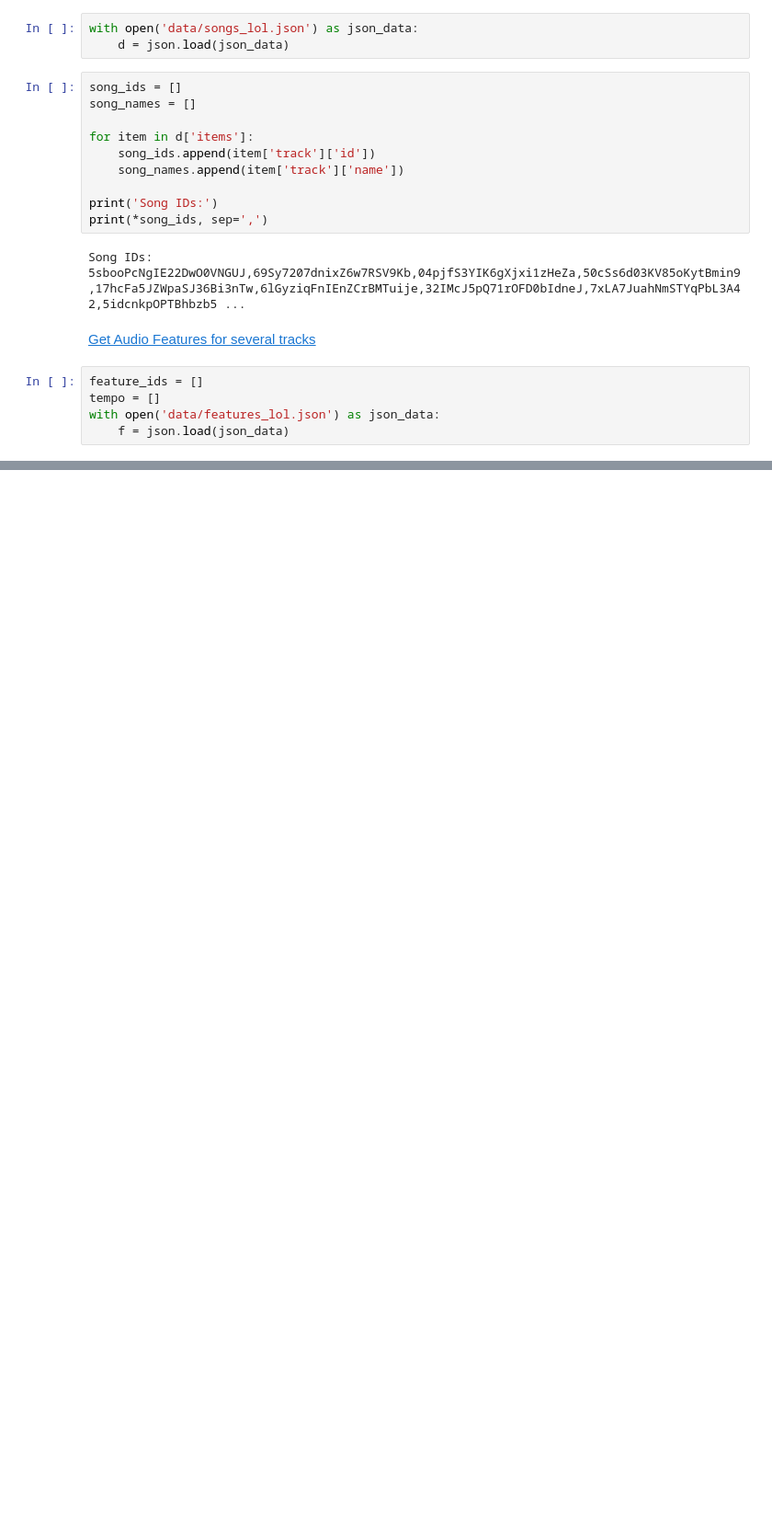
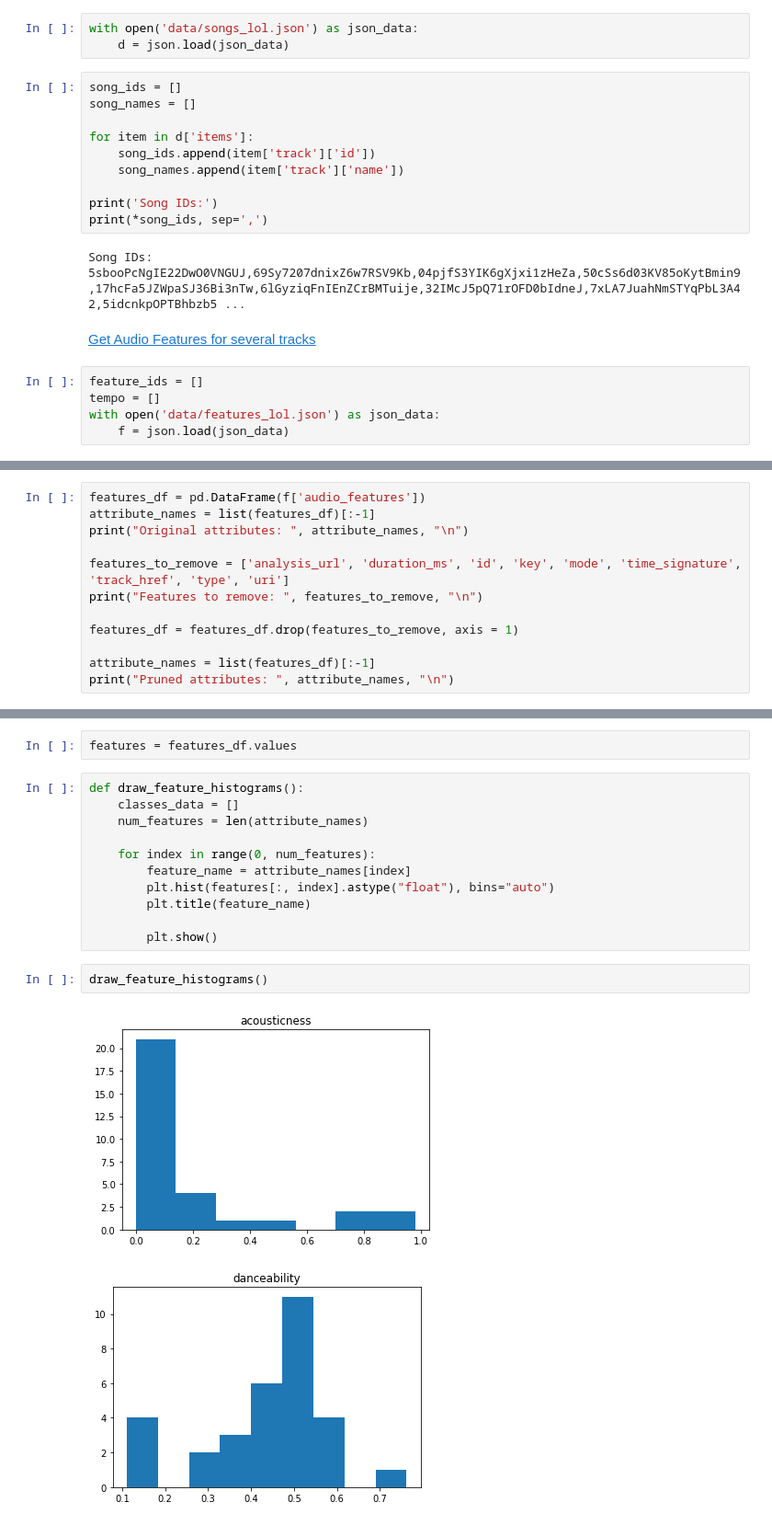
Before and after one commit to cfgong/spotifygenre, a Jupyter notebook: tinker.ipynb, the cells around one changed output, grey strips where cells are left out. Shown at 92% size. Cells and saved outputs as stored; diff of their text form; blank space fills up the shorter version.

Commit message:
histograms have been added

```diff
--- a/tinker.ipynb
+++ b/tinker.ipynb
@@ -35,0 +31,12 @@ print(attribute_names)
+# %%
+features_df = pd.DataFrame(f['audio_features'])
+attribute_names = list(features_df)[:-1]
+print("Original attributes: ", attribute_names, "\n")
+
+features_to_remove = ['analysis_url', 'duration_ms', 'id', 'key', 'mode', 'time_signature', 'track_href', 'type', 'uri']
+print("Features to remove: ", features_to_remove, "\n")
+
+features_df = features_df.drop(features_to_remove, axis = 1)
+
+attribute_names = list(features_df)[:-1]
+print("Pruned attributes: ", attribute_names, "\n")
@@ -35,0 +49,18 @@ print(attribute_names)
+# %%
+features = features_df.values
+# %%
+def draw_feature_histograms():
+    classes_data = []
+    num_features = len(attribute_names)
+
+    for index in range(0, num_features):
+        feature_name = attribute_names[index]
+        plt.hist(features[:, index].astype("float"), bins="auto")
+        plt.title(feature_name)
+
+        plt.show()
+# %%
+draw_feature_histograms()
+# %% [output]
+[figure, added]
+[figure, added]
```
Also changed, not shown: parts of 4 cells of this notebook.
